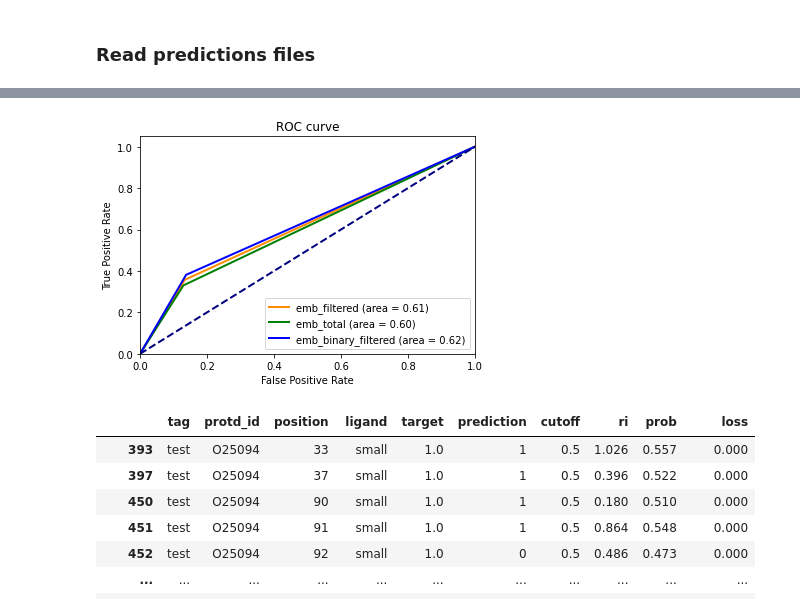
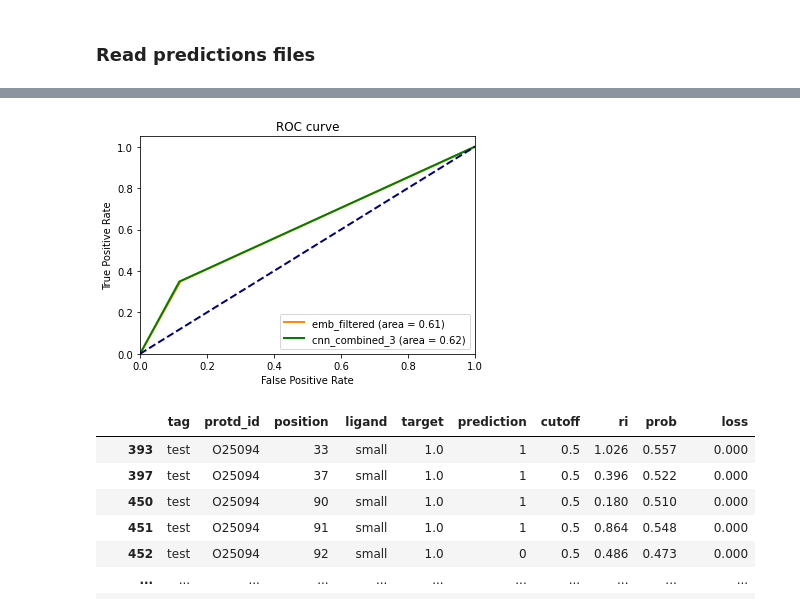
Before and after one commit to gtsitsiridis/bind-af2-embed, a Jupyter notebook: notebooks/train_notebook.ipynb, the cells around one changed output, grey strips where cells are left out. Cells and saved outputs as stored; diff of their text form; code cells hidden in the pictures.

```diff
--- a/notebooks/train_notebook.ipynb
+++ b/notebooks/train_notebook.ipynb
@@ -39,6 +39,10 @@ def read_performance_df(tag: str, cutoff: float = 0.5) -> pd.DataFrame:
     df = pd.read_csv(str(perf_path))
     return df
 # %%
-tags = ['emb_filtered', 'emb_total', 'emb_binary_filtered']
+#tags = ['emb_filtered', 'emb_total', 'emb_binary_filtered', 'cnn_combined_2', 'cnn_combined_3', 'cnn_combined_binary_3']
+tags = ['emb_filtered', 'cnn_combined_3']
+
+
 performance_df = {tag: read_performance_df(tag) for tag in tags}
+
 predictions_df = {tag: read_predictions_df(tag) for tag in tags}
@@ -66,7 +72,8 @@ for tag, df in performance_df.items():
         ci_values[column] = f'{str(mean)} ± %0.2f' % ci
     ci_values_per_tag[tag] = ci_values
 
-pd.DataFrame.from_dict(ci_values_per_tag, orient='index')
+df=pd.DataFrame.from_dict(ci_values_per_tag, orient='index')
+df.to_csv('stats.csv')
 #     mean, ci = get_mean_ci(df[0:-1].f1_total)
 #     print(df[0:-1])
 #     print(f'{tag}: f1 total = {str(mean)} +- {str(ci)}')
@@ -79,3 +80,32 @@ pd.DataFrame.from_dict(ci_values_per_tag, orient='index')
+# %%
+def get_mean_ci(vec):
+    """
+    Calculate mean and 95% CI for a given vector
+    :param vec: vector
+    :return: mean and ci
+    """
+    mean = round(np.average(vec), 3)
+    if len(vec) > 1:
+        ci = round(np.std(vec)/math.sqrt(len(vec)) * t.ppf((1 + 0.95) / 2, len(vec)), 3)
+    else:
+        ci = 0
+
+    return mean, ci
+
+ci_values_per_tag = {}
+for tag, df in performance_df.items():
+    columns = df.columns[1:-2]
+    ci_values = {}
+    for column in columns:
+        mean, ci = get_mean_ci(df[0:-1][column])
+        ci_values[column] = f'{str(mean)} ± %0.2f' % ci
+    ci_values_per_tag[tag] = ci_values
+
+df=pd.DataFrame.from_dict(ci_values_per_tag, orient='index')
+df.to_csv('stats.csv')
+#     mean, ci = get_mean_ci(df[0:-1].f1_total)
+#     print(df[0:-1])
+#     print(f'{tag}: f1 total = {str(mean)} +- {str(ci)}')
 # %%
 def plot_roc(y_true, y_score, tag: str, ax: plt.axes, col: str):
     fpr, tpr, _ = roc_curve(y_true, y_score)
@@ -83,35 +113,36 @@ def plot_roc(y_true, y_score, tag: str, ax: plt.axes, col: str):
 
     ax.plot(
         fpr,
         tpr,
         color=col,
         lw=2,
         label=f"{tag} (area = %0.2f)" % roc_auc,
     )
 
 def get_df(df, ligand=None):
     if ligand is None:
         return df
     return df[df.ligand == ligand]
 
 fig, ax = plt.subplots()
 colors = ["darkorange","green", "blue"]
 def plot_rocs(ligand=None):
     i = 0
     for tag, df in predictions_df.items():
         plot_roc(get_df(df, ligand=ligand)['target'], get_df(df,ligand=ligand)['prediction'], tag, ax,col=colors[i])
         i+=1
 
     ax.plot([0, 1], [0, 1], color="navy", lw=2, linestyle="--")
     ax.set_xlim([0.0, 1.0])
     ax.set_ylim([0.0, 1.05])
     ax.set_xlabel("False Positive Rate")
     ax.set_ylabel("True Positive Rate")
     ax.set_title("ROC curve" )
     ax.legend(loc="lower right")
-plot_rocs(ligand='binding')
+plot_rocs()
+#plot_rocs(ligand='binding')
 # %% [output]
-[figure, old version]
+[figure, new version]
 # %%
 counts = df[['target', 'prediction']].value_counts()
 tp = counts.loc[(1,1)] / sum(counts)
```
Also changed, not shown: parts of 2 cells of this notebook, 5 other files.
